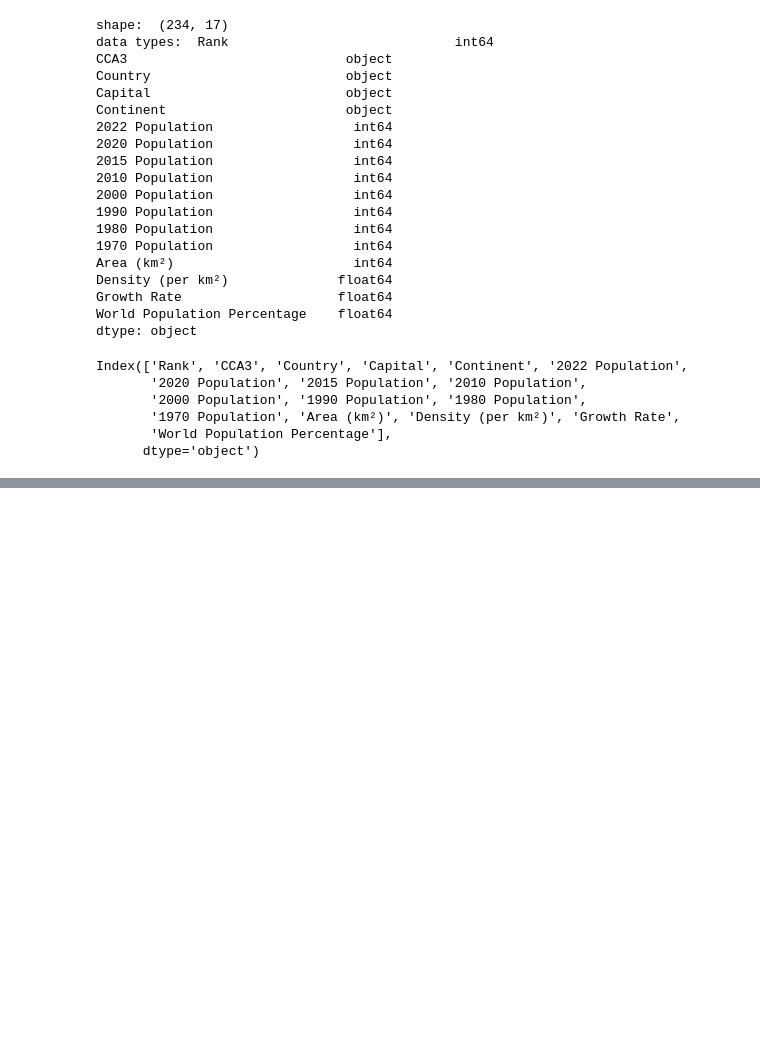
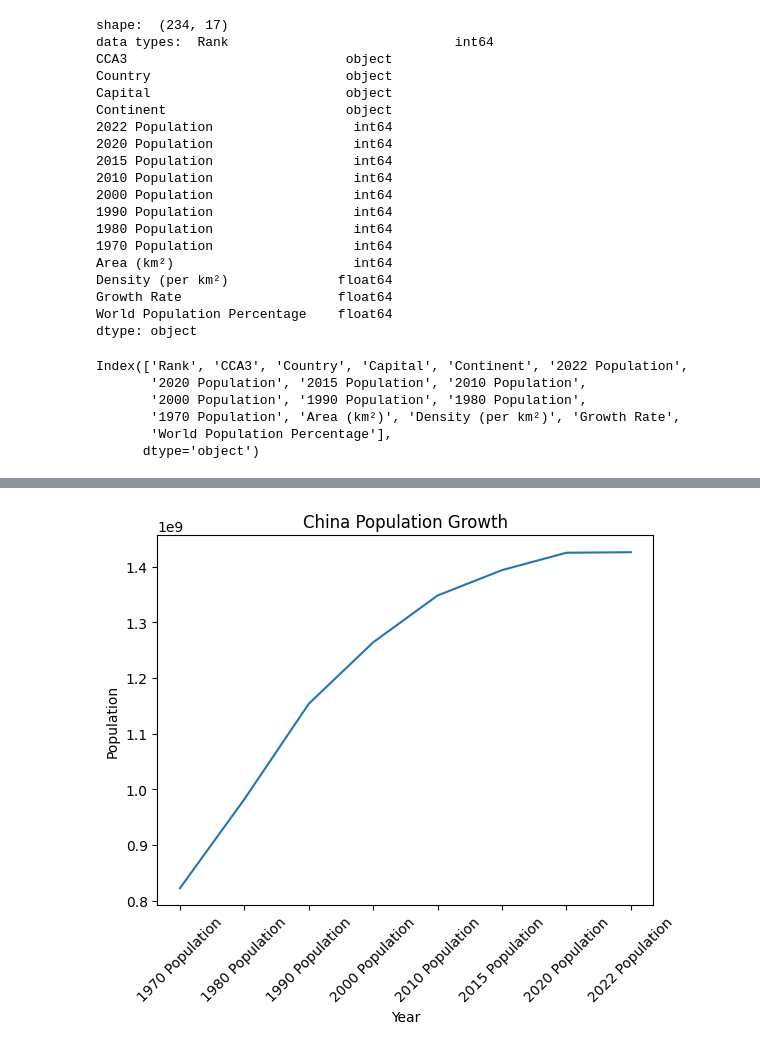
Before and after one commit to nogibjj/SA_project1, a Jupyter notebook: eda.ipynb, the cells around one changed output, grey strips where cells are left out. Saved outputs shown, nothing was run; the diff lists cells and outputs as text; code cells hidden in the pictures; blank space fills up the shorter version.

```diff
--- a/eda.ipynb
+++ b/eda.ipynb
@@ -72,0 +84,15 @@ ImportError: matplotlib is required for plotting when the default backend "matpl
+# %%
+#plot country with greatest population growth
+china = data.loc[data['Rank'] == 1]
+pop_cols = ['1970 Population',
+       '1980 Population', '1990 Population', '2000 Population',
+       '2010 Population', '2015 Population', '2020 Population',
+       '2022 Population']
+plt.plot(china[pop_cols].columns.values, china[pop_cols].values[0])
+plt.xticks(rotation = 45)
+plt.title('China Population Growth')
+plt.xlabel('Year')
+plt.ylabel('Population')
+plt.show()
+# %% [output]
+[figure, added]
```
Also changed, not shown: parts of 9 cells of this notebook.
